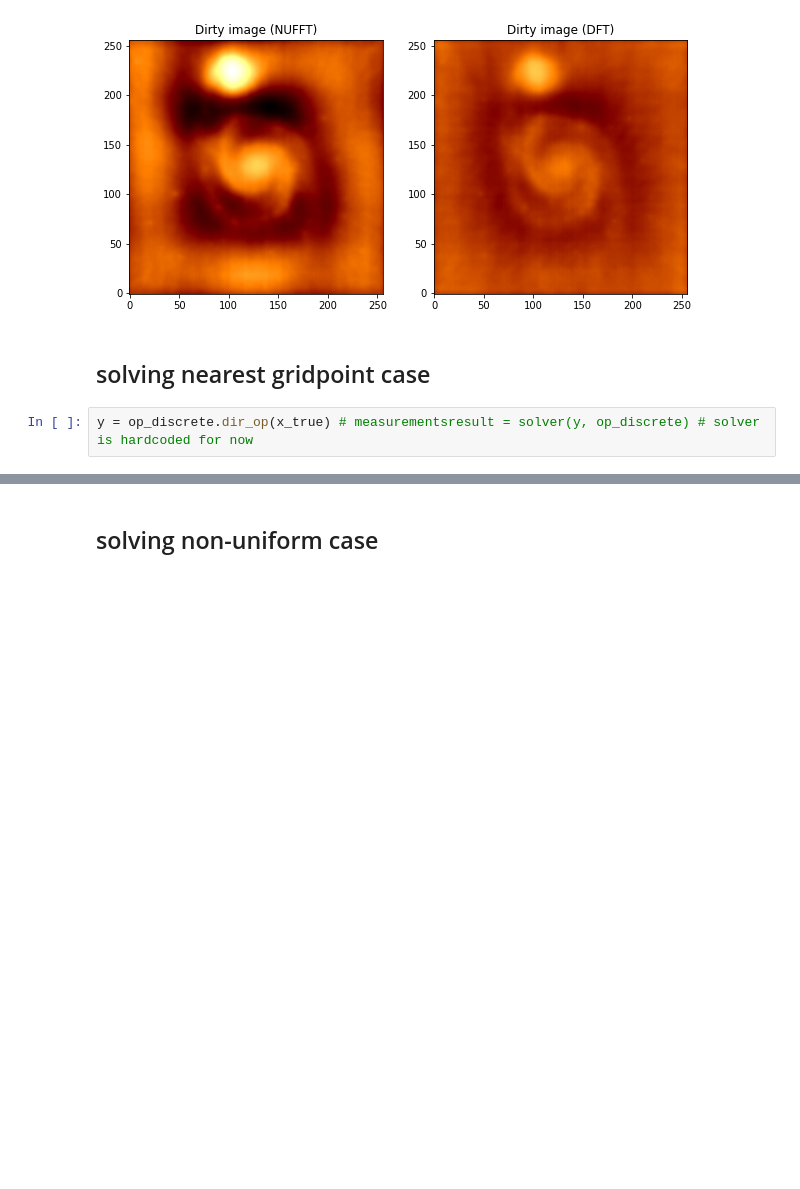
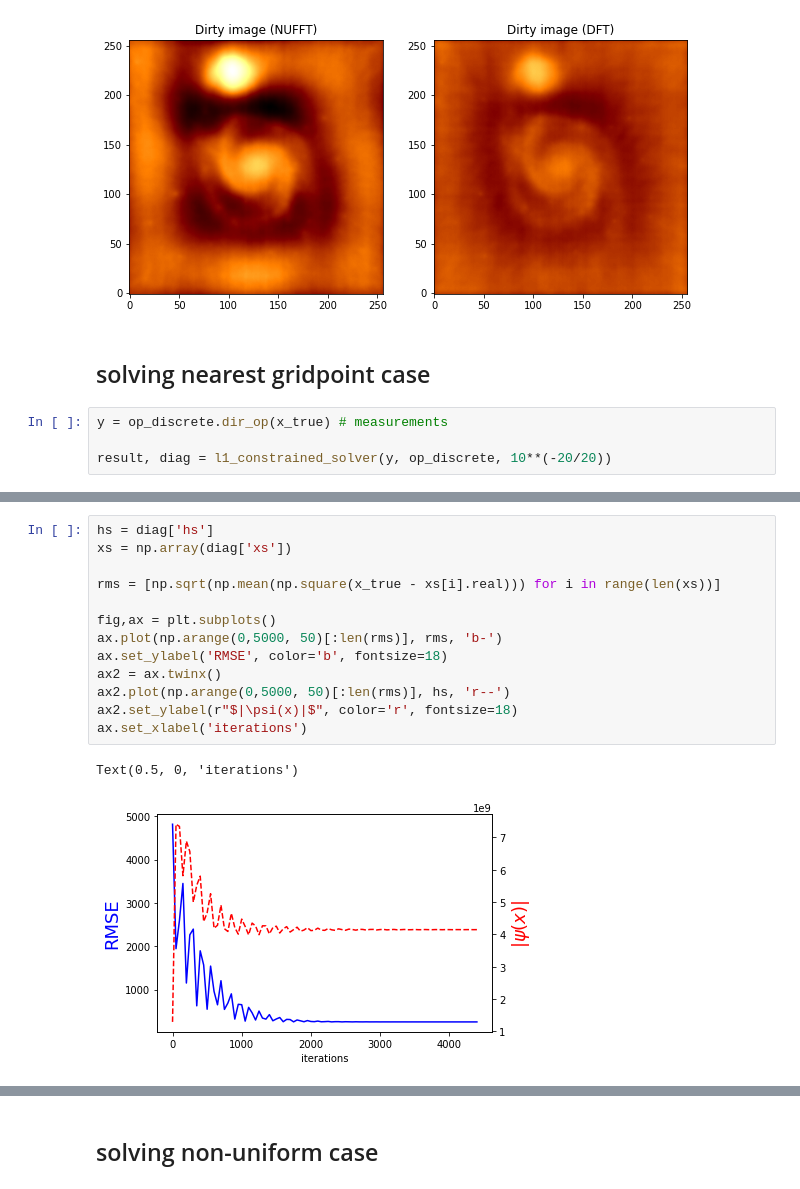
Before and after one commit to astro-informatics/LeIA, a Jupyter notebook: notebooks/Gridpoint_vs_NUFFT.ipynb, the cells around one changed output, grey strips where cells are left out. Cells and saved outputs as stored; diff of their text form; blank space fills up the shorter version.

```diff
--- a/notebooks/Gridpoint_vs_NUFFT.ipynb
+++ b/notebooks/Gridpoint_vs_NUFFT.ipynb
@@ -58,5 +63,7 @@ Text(0.5, 1.0, 'Dirty image (DFT)')
 # %% [markdown]
 ## solving nearest gridpoint case
 # %%
-y = op_discrete.dir_op(x_true) # measurementsresult = solver(y, op_discrete) # solver is hardcoded for now
+y = op_discrete.dir_op(x_true) # measurements
+
+result, diag = l1_constrained_solver(y, op_discrete, 10**(-20/20))
 # %% [output]
@@ -98 +105,17 @@ Text(0.5, 1.0, 'Residuals (RMSE:2.5189e+02)')
 [figure]
+# %%
+hs = diag['hs']
+xs = np.array(diag['xs'])
+
+rms = [np.sqrt(np.mean(np.square(x_true - xs[i].real))) for i in range(len(xs))]
+
+fig,ax = plt.subplots()
+ax.plot(np.arange(0,5000, 50)[:len(rms)], rms, 'b-')
+ax.set_ylabel('RMSE', color='b', fontsize=18)
+ax2 = ax.twinx()
+ax2.plot(np.arange(0,5000, 50)[:len(rms)], hs, 'r--')
+ax2.set_ylabel(r"$|\psi(x)|$", color='r', fontsize=18)
+ax.set_xlabel('iterations')
+# %% [output]
+Text(0.5, 0, 'iterations')
+[figure, added]
```
Also changed, not shown: parts of 9 cells of this notebook, 4 other files.
